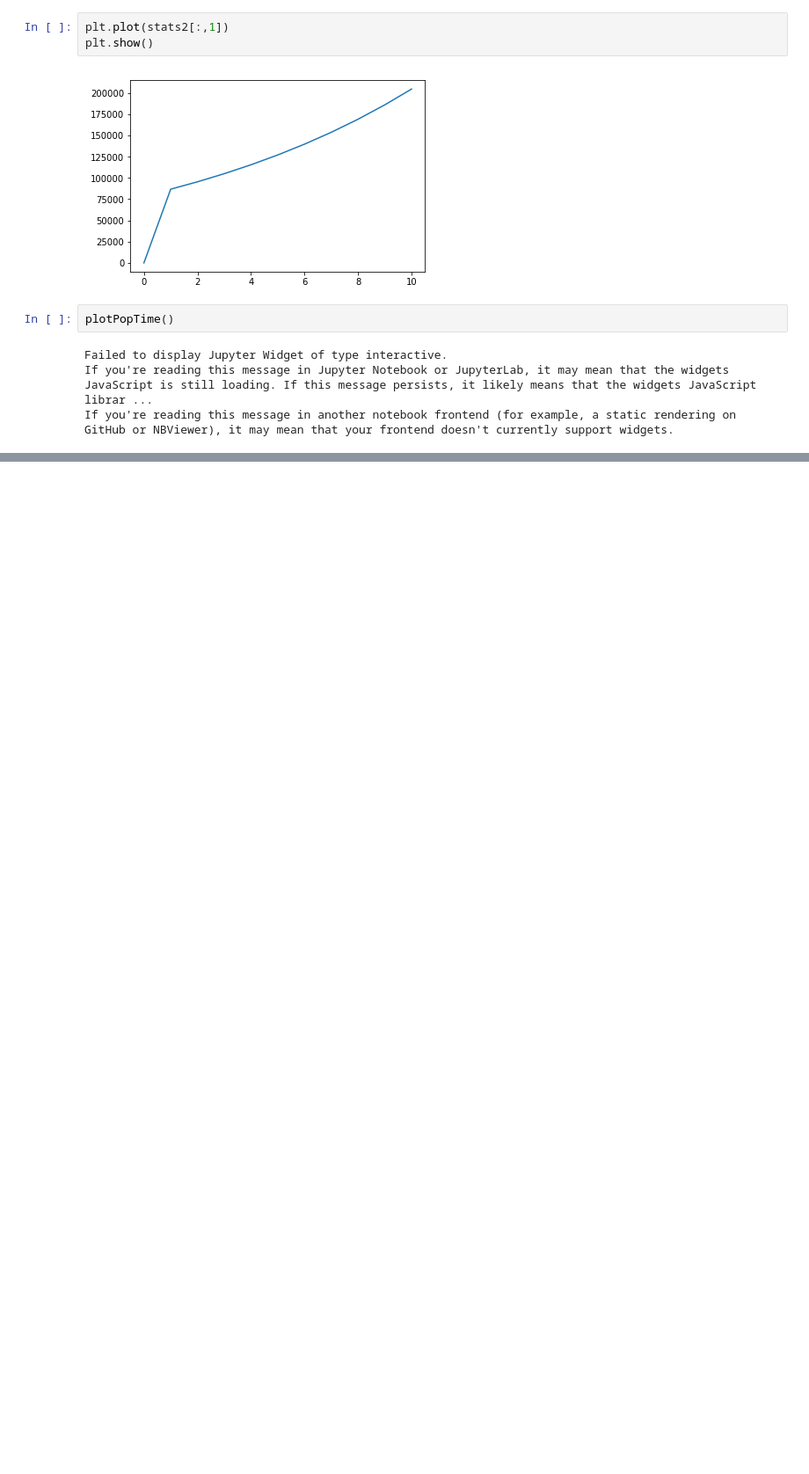
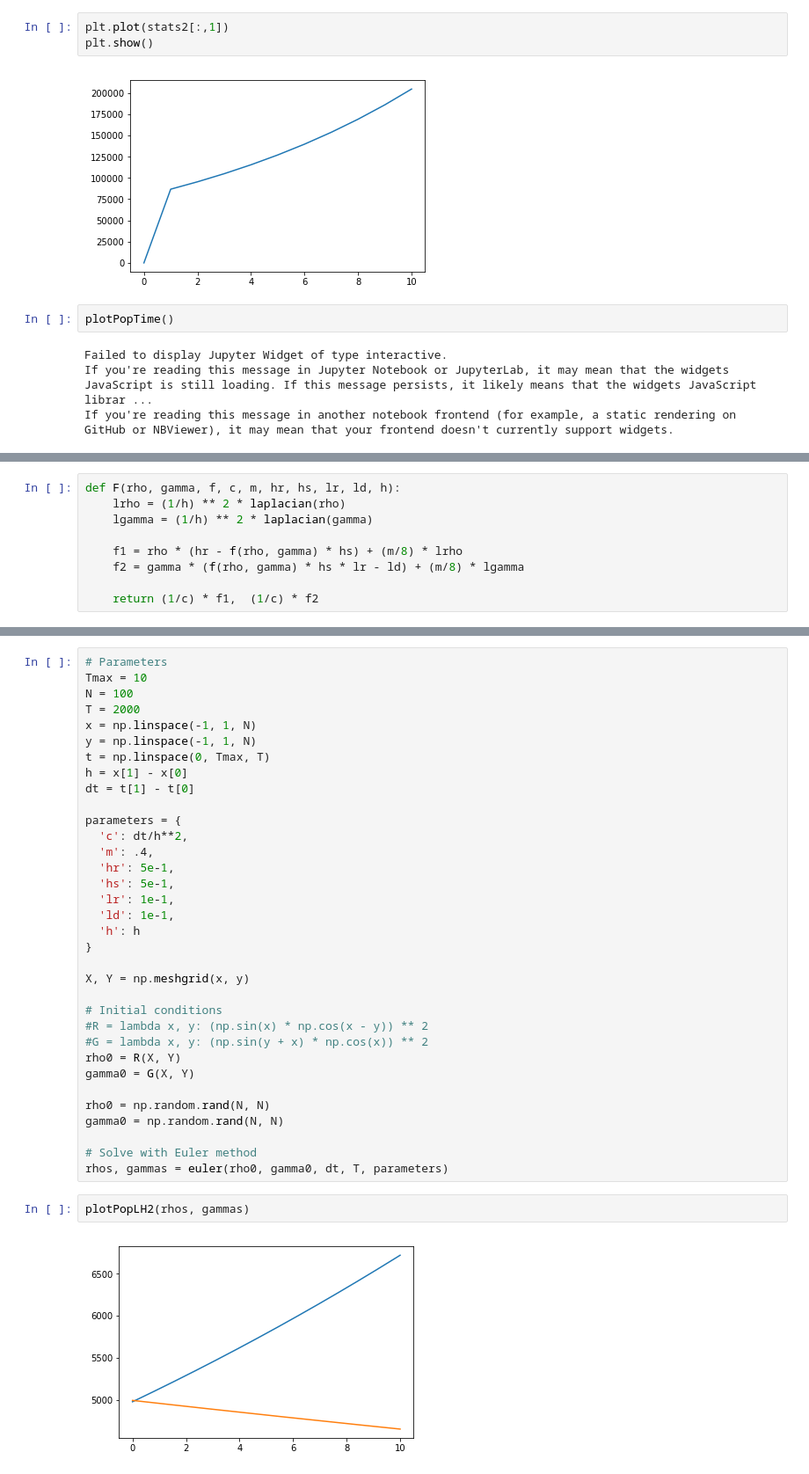
Before and after one commit to dsanmartin/INF384-HW, a Jupyter notebook: Predator_Prey/model.ipynb, the cells around one changed output, grey strips where cells are left out. Shown at 88% size. Saved outputs shown, nothing was run; the diff lists cells and outputs as text; blank space fills up the shorter version.

```diff
--- a/Predator_Prey/model.ipynb
+++ b/Predator_Prey/model.ipynb
@@ -519,0 +424,9 @@ def F(Rho, t, f, N, a, b, c)
+# %%
+def F(rho, gamma, f, c, m, hr, hs, lr, ld, h):
+    lrho = (1/h) ** 2 * laplacian(rho)
+    lgamma = (1/h) ** 2 * laplacian(gamma)
+
+    f1 = rho * (hr - f(rho, gamma) * hs) + (m/8) * lrho
+    f2 = gamma * (f(rho, gamma) * hs * lr - ld) + (m/8) * lgamma
+
+    return (1/c) * f1,  (1/c) * f2
@@ -519,0 +453,38 @@ def F(Rho, t, f, N, a, b, c)
+# %%
+# Parameters
+Tmax = 10
+N = 100
+T = 2000
+x = np.linspace(-1, 1, N)
+y = np.linspace(-1, 1, N)
+t = np.linspace(0, Tmax, T)
+h = x[1] - x[0]
+dt = t[1] - t[0]
+
+parameters = {
+  'c': dt/h**2,
+  'm': .4,
+  'hr': 5e-1,
+  'hs': 5e-1,
+  'lr': 1e-1,
+  'ld': 1e-1,
+  'h': h
+}
+
+X, Y = np.meshgrid(x, y)
+
+# Initial conditions
+#R = lambda x, y: (np.sin(x) * np.cos(x - y)) ** 2
+#G = lambda x, y: (np.sin(y + x) * np.cos(x)) ** 2
+rho0 = R(X, Y)
+gamma0 = G(X, Y)
+
+rho0 = np.random.rand(N, N)
+gamma0 = np.random.rand(N, N)
+
+# Solve with Euler method
+rhos, gammas = euler(rho0, gamma0, dt, T, parameters)
+# %%
+plotPopLH2(rhos, gammas)
+# %% [output]
+[figure, added]
```
Also changed, not shown: parts of 30 cells of this notebook, 4 other files.
